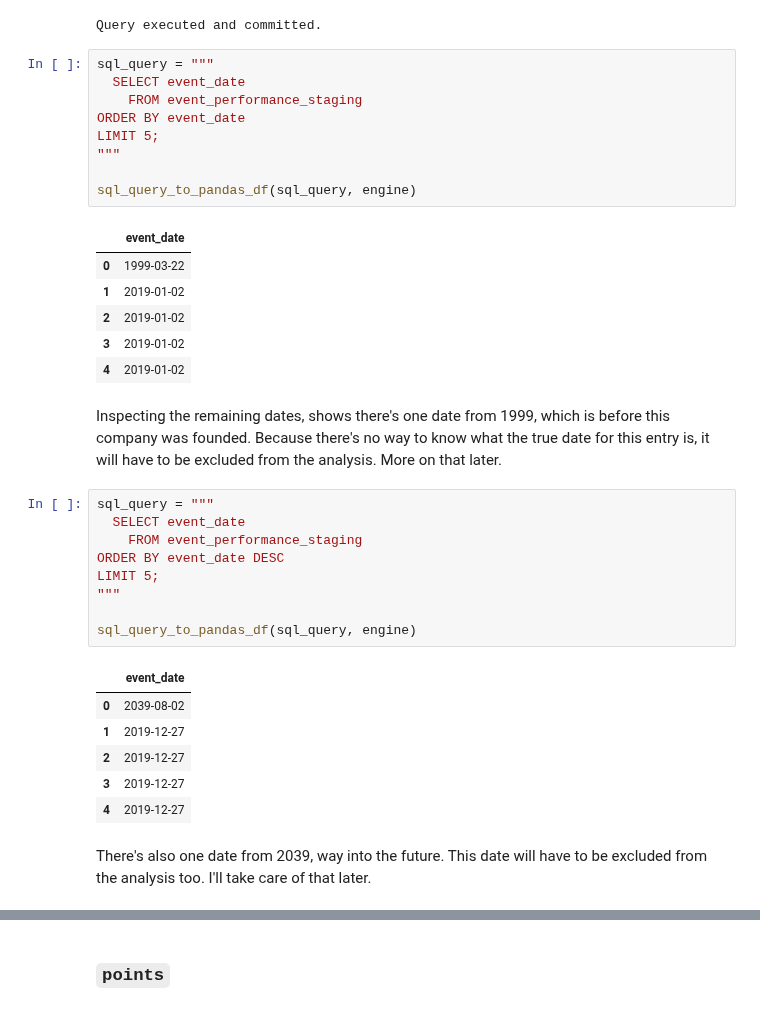
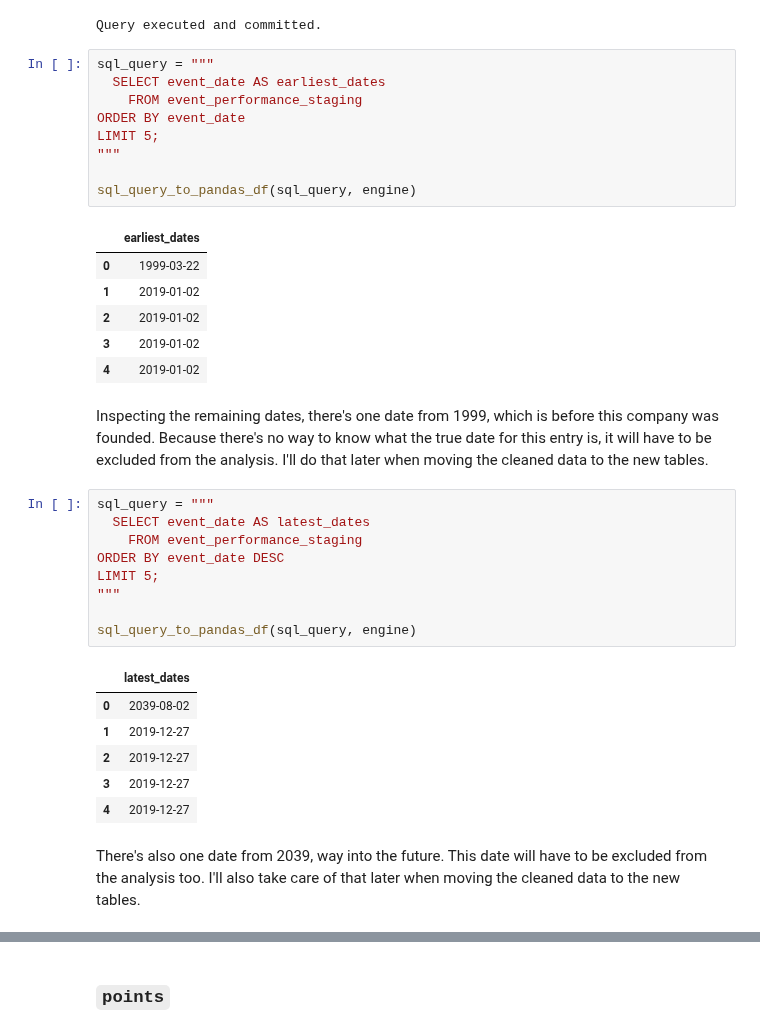
Before and after one commit to papir805/bot_battles_player_analysis, a Jupyter notebook: part1_loading_and_cleaning_data.ipynb, the cells around one changed output, grey strips where cells are left out. Saved outputs shown, nothing was run; the diff lists cells and outputs as text.

```diff
--- a/part1_loading_and_cleaning_data.ipynb
+++ b/part1_loading_and_cleaning_data.ipynb
@@ -162,25 +290,25 @@ exec_and_commit_query(sql_query, engine)
 Query executed and committed.
 # %%
 sql_query = """
-  SELECT event_date
+  SELECT event_date AS earliest_dates
     FROM event_performance_staging
 ORDER BY event_date
 LIMIT 5;
 """
 
 sql_query_to_pandas_df(sql_query, engine)
 # %% [output]
-|  | event_date |
+|  | earliest_dates |
 | 0 | 1999-03-22 |
 | 1 | 2019-01-02 |
 | 2 | 2019-01-02 |
 | 3 | 2019-01-02 |
 | 4 | 2019-01-02 |
 # %% [markdown]
-Inspecting the remaining dates, shows there's one date from 1999, which is before this company was founded.  Because there's no way to know what the true date for this entry is, it will have to be excluded from the analysis.  More on that later.
+Inspecting the remaining dates, there's one date from 1999, which is before this company was founded.  Because there's no way to know what the true date for this entry is, it will have to be excluded from the analysis.  I'll do that later when moving the cleaned data to the new tables.
 # %%
 sql_query = """
-  SELECT event_date
+  SELECT event_date AS latest_dates
     FROM event_performance_staging
 ORDER BY event_date DESC
 LIMIT 5;
@@ -188,11 +316,11 @@ LIMIT 5;
 
 sql_query_to_pandas_df(sql_query, engine)
 # %% [output]
-|  | event_date |
+|  | latest_dates |
 | 0 | 2039-08-02 |
 | 1 | 2019-12-27 |
 | 2 | 2019-12-27 |
 | 3 | 2019-12-27 |
 | 4 | 2019-12-27 |
 # %% [markdown]
-There's also one date from 2039, way into the future.  This date will have to be excluded from the analysis too.  I'll take care of that later.
+There's also one date from 2039, way into the future.  This date will have to be excluded from the analysis too.  I'll also take care of that later when moving the cleaned data to the new tables.
```
Also changed, not shown: parts of 50 cells of this notebook, 6 other files.
